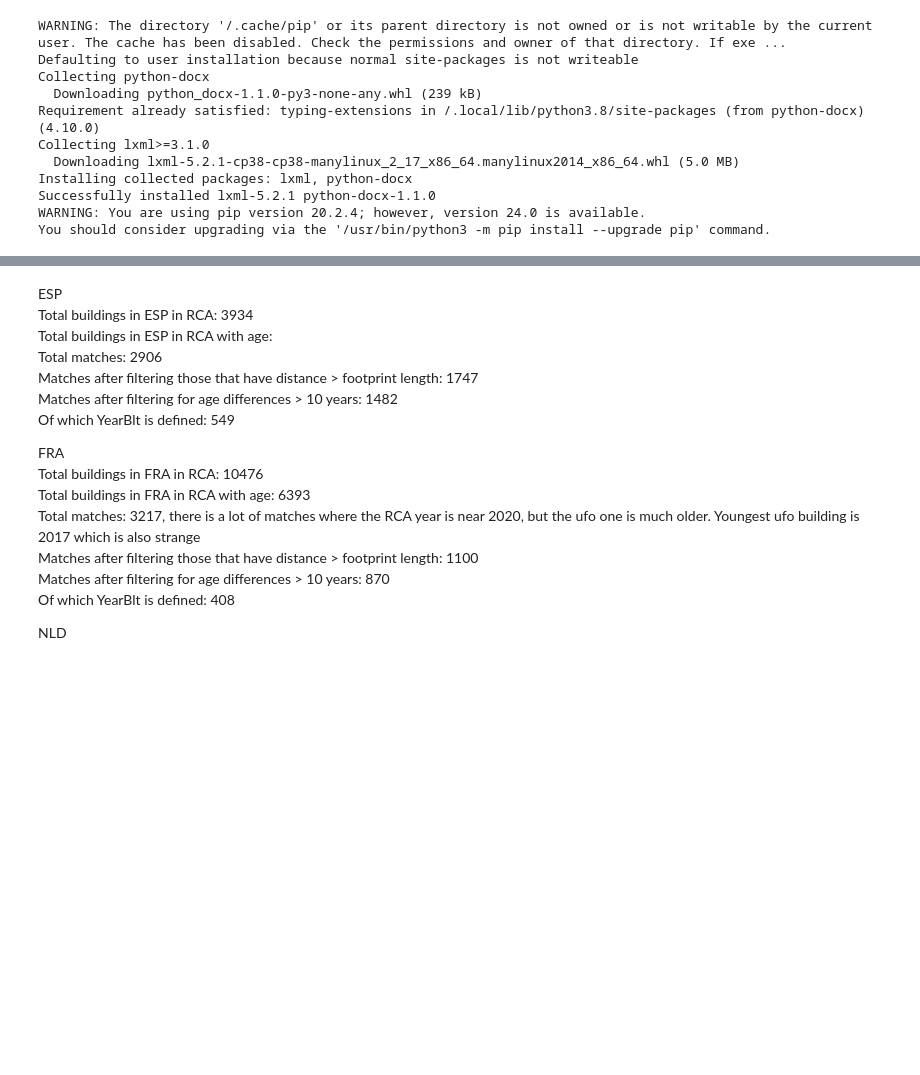
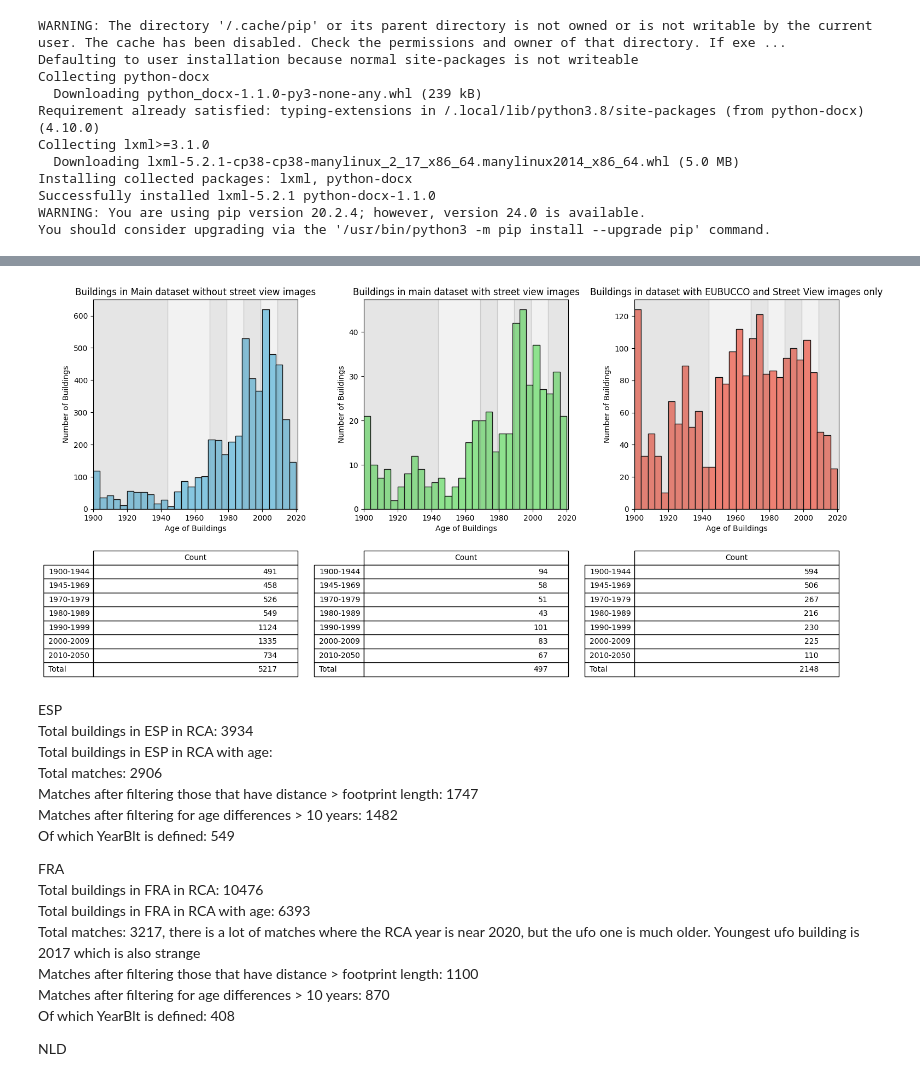
Before and after one commit to kaifoerster/BuildingAgePredictorML, a Jupyter notebook: main notebooks/descriptive statistics 2.ipynb, the cells around one changed output, grey strips where cells are left out. Cells and saved outputs as stored; diff of their text form; code cells hidden in the pictures; blank space fills up the shorter version.

```diff
--- a/main notebooks/descriptive statistics 2.ipynb
+++ b/main notebooks/descriptive statistics 2.ipynb
@@ -100,0 +104,57 @@ df_to_word(numeric_summary, categorical_summary, '/workspace/workspace/ufo-predi
+# %%
+path_data_RCA = os.path.join(dataset.DATA_DIR, 'ufo-CNN_ALL.csv')
+df_scaled = pd.read_csv(path_data_RCA, encoding='latin1')
+# %%
+# Filtering to keep only buildings from 1900 onwards
+df = df[df['age_right'] >= 1900]
+df_scaled = df_scaled[df_scaled['age'] >= 1900]
+
+
+# Define the age brackets
+age_bins = [1900, 1944, 1969, 1979, 1989, 1999, 2009, 2050]
+age_bins2 = [1900, 1944, 1969, 1979, 1989, 1999, 2009, 2021]
+age_labels = ['1900-1944', '1945-1969', '1970-1979', '1980-1989', '1990-1999', '2000-2009', '2010-2050']
+
+# Categorizing the 'age_right' and 'age' columns into age brackets
+df['age_right_bracket'] = pd.cut(df['age_right'], bins=age_bins, labels=age_labels, right=False)
+df_scaled['age_bracket'] = pd.cut(df_scaled['age'], bins=age_bins, labels=age_labels, right=False)
+
+# Filtering data based on '_merge' values
+df_only_left = df[df['_merge'] == 'left_only']
+df_both = df[df['_merge'] == 'both']
+
+# Histogram plotting
+fig, axs = plt.subplots(1, 3, figsize=(15, 7), gridspec_kw={'width_ratios': [1, 1, 1]})
+colors = ['skyblue', 'lightgreen', 'salmon']
+data_sets = [df_only_left['age_right'], df_both['age_right'], df_scaled['age']]
+
+for ax, data, color in zip(axs, data_sets, colors):
+    ax.hist(data, color=color, edgecolor='black', bins=30)  # Specifying 30 bins for better granularity
+    ax.set_xlim([1900, 2021])  # Set x-axis limits
+    for i in range(len(age_bins)-1):
+        ax.axvspan(age_bins[i], age_bins[i+1], color='gray', alpha=0.2 if i % 2 == 0 else 0.1)
+
+# Adding titles and labels
+titles = [
+    'Buildings in Main dataset without street view images',
+    'Buildings in main dataset with street view images',
+    'Buildings in dataset with EUBUCCO and Street View images only'
+]
+for ax, title in zip(axs, titles):
+    ax.set_title(title)
+    ax.set_xlabel('Age of Buildings')
+    ax.set_ylabel('Number of Buildings')
+
+# Creating the tables below the histograms
+for ax, data, column in zip(axs, [df_only_left, df_both, df_scaled], ['age_right_bracket', 'age_right_bracket', 'age_bracket']):
+    count_data = data[column].value_counts().reindex(age_labels, fill_value=0)
+    total_count = np.array([count_data.sum()])  # Calculate total count
+    count_data_with_total = np.concatenate((count_data.values, total_count))  # Append total count
+    row_labels_with_total = np.append(age_labels, 'Total')  # Append 'Total' label
+    table = ax.table(cellText=count_data_with_total[:, np.newaxis], rowLabels=row_labels_with_total, colLabels=['Count'], loc='bottom', bbox=[0, -0.8, 1, 0.6])
+
+plt.tight_layout()
+plt.subplots_adjust(bottom=0.4)  # Adjust the bottom margin to make more room for the tables
+plt.show()
+# %% [output]
+[figure, added]
```
Also changed, not shown: parts of 5 cells of this notebook, 2 other files.
